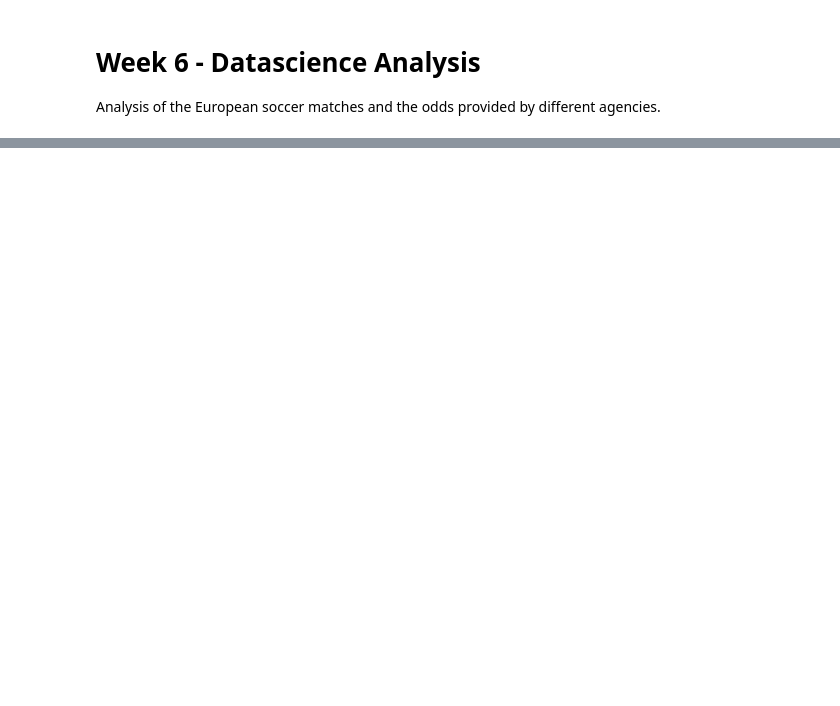
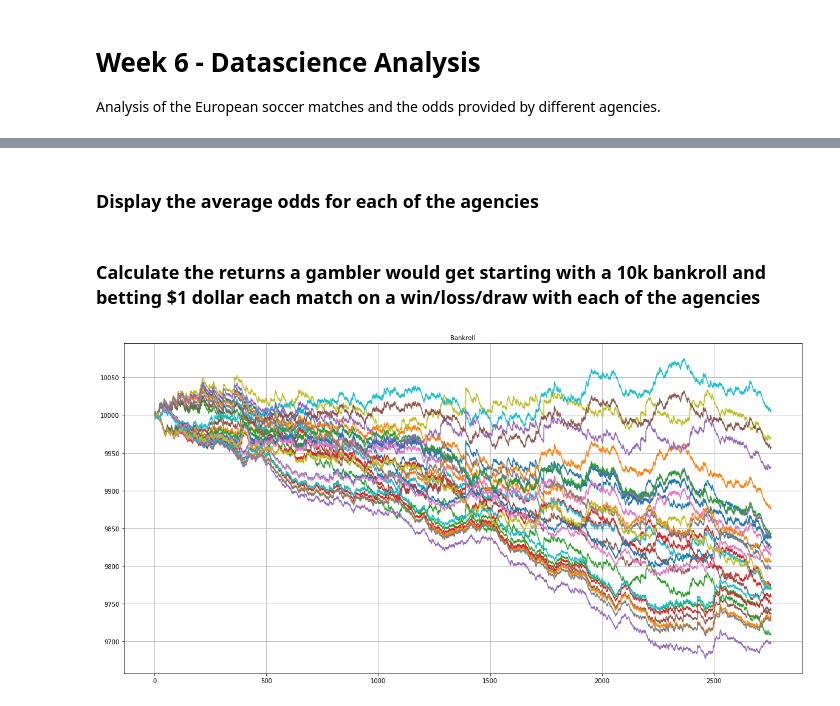
Before and after one commit to stephenkringas/python-datascience, a Jupyter notebook: week6/Soccer Betting Analysis.ipynb, the cells around one changed output, grey strips where cells are left out. Cells and saved outputs as stored; diff of their text form; code cells hidden in the pictures; blank space fills up the shorter version.

```diff
--- a/week6/Soccer Betting Analysis.ipynb
+++ b/week6/Soccer Betting Analysis.ipynb
@@ -27,0 +22,8 @@ match_df.head()
+# %%
+# Columns that contain the betting odds
+cols = match_df.columns[match_df.columns.slice_indexer('B365H','BSA')]
+
+# Drop the matches that don't have a complete set of data
+match_df = match_df.dropna(subset=cols)
+# %% [markdown]
+### Display the average odds for each of the agencies
@@ -27,0 +32,2 @@ match_df.head()
+# %% [markdown]
+### Calculate the returns a gambler would get starting with a 10k bankroll and betting \$1 dollar each match on a win/loss/draw with each of the agencies
@@ -27,0 +75,13 @@ match_df.head()
+# %%
+# Display the result in a line chart comparing the different betting agencies
+fig, axis = plt.subplots()
+fig.set_figheight(10)
+fig.set_figwidth(20)
+axis.yaxis.grid(True)
+axis.xaxis.grid(True)
+axis.set_title('Bankroll',fontsize=10)
+
+plt.plot(bankroll_df.index, bankroll_df.values)
+plt.show()
+# %% [output]
+[figure, added]
```
Also changed, not shown: parts of 6 cells of this notebook, 3 other files.
